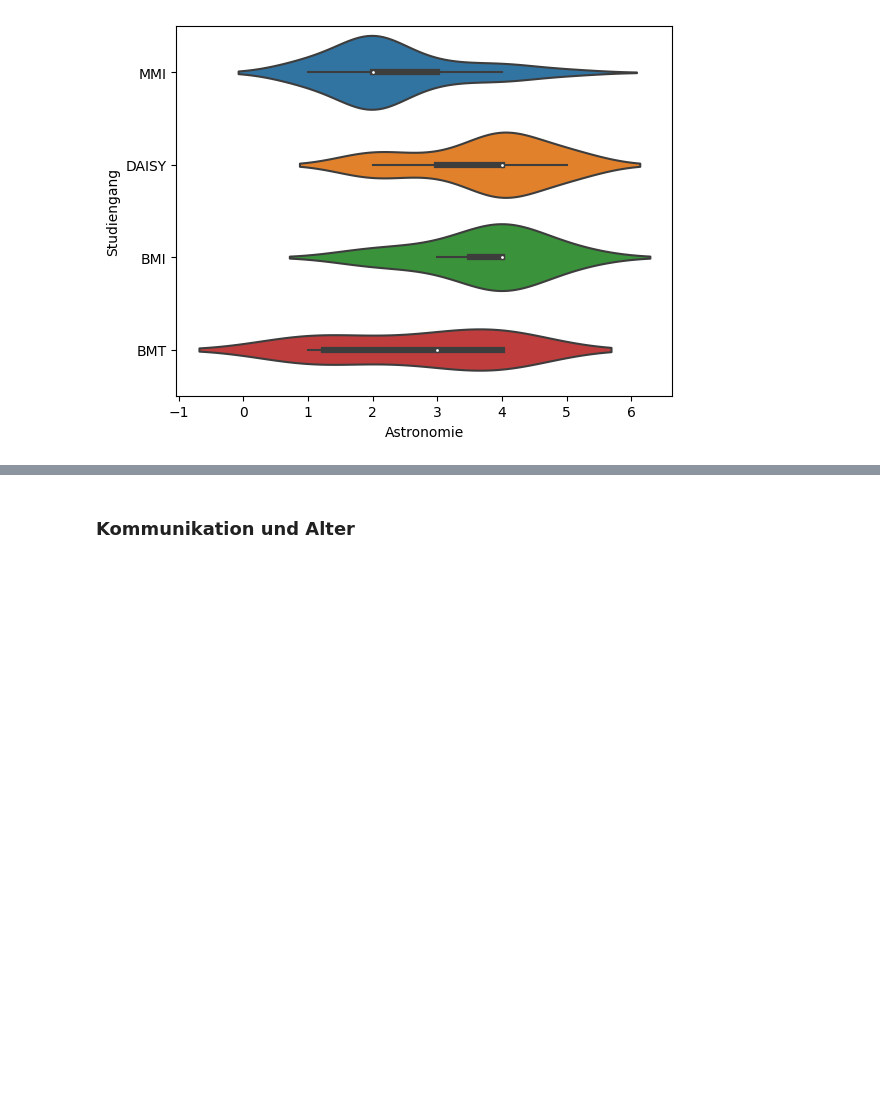
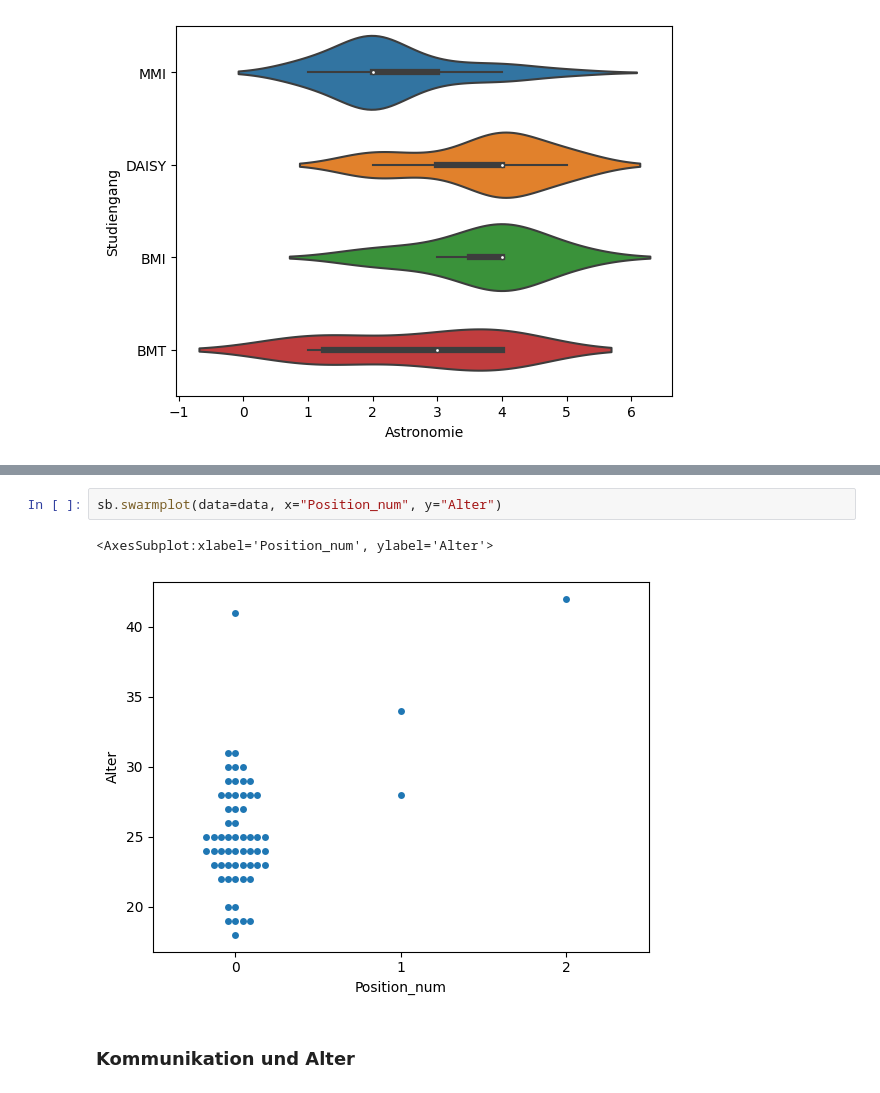
Before and after one commit to JulianCatnip/StudentMatcher, a Jupyter notebook: 02_Korrelationsanalyse.ipynb, the cells around one changed output, grey strips where cells are left out. Drawn from its saved outputs; the diff is of its cells as text; blank space fills up the shorter version.

```diff
--- a/02_Korrelationsanalyse.ipynb
+++ b/02_Korrelationsanalyse.ipynb
@@ -228,3 +207,8 @@ sb.violinplot(data=data, x="Wassersport", y="Naturwissenschaften", hue="Geschlec
+# %%
+sb.swarmplot(data=data, x="Position_num", y="Alter")
+# %% [output]
+<AxesSubplot:xlabel='Position_num', ylabel='Alter'>
+[figure, added]
 # %% [markdown]
 ### Kommunikation und Alter
 # %%
```
Also changed, not shown: parts of 17 cells of this notebook.
